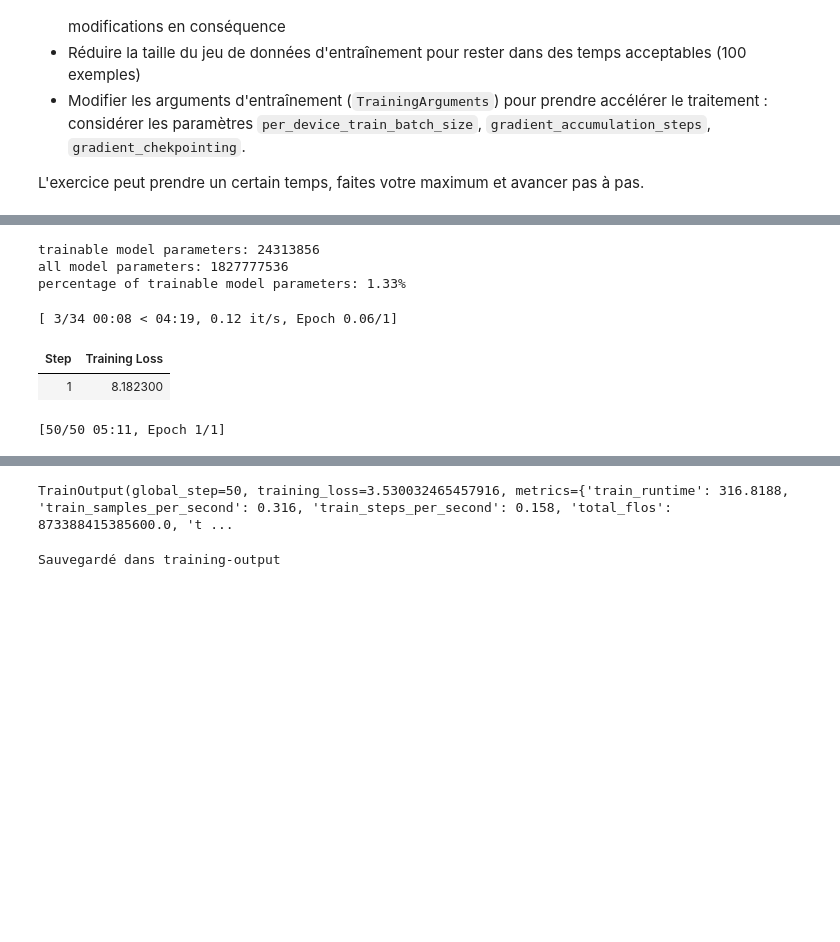
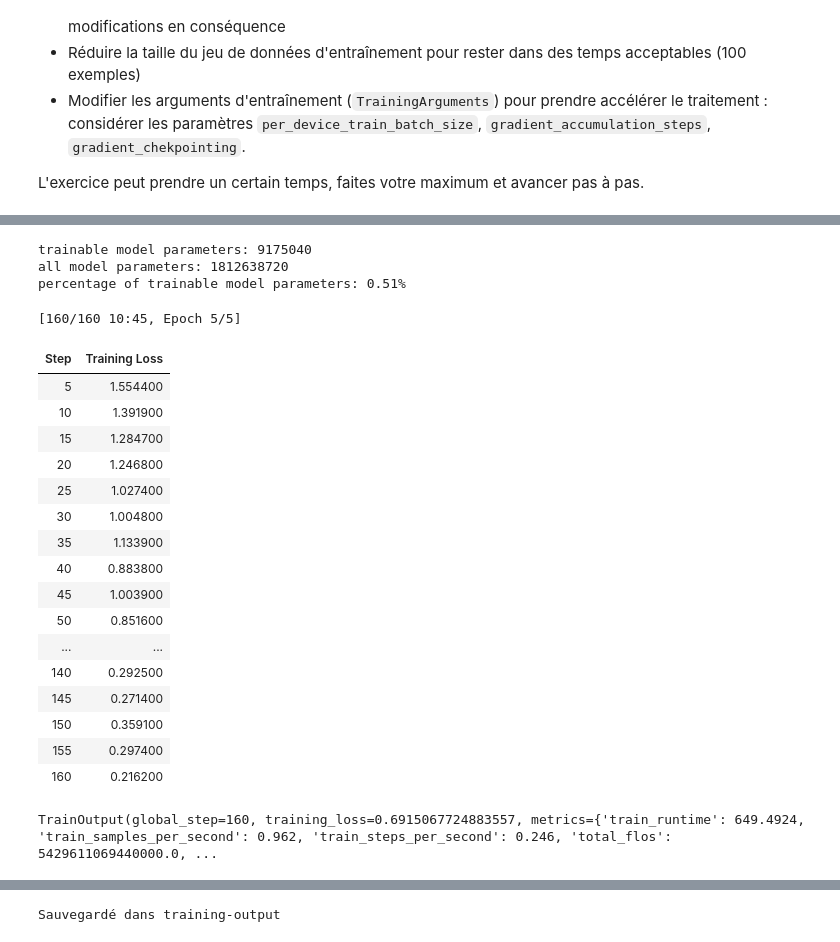
Before and after one commit to Florian-Audouard/tp-fine-tuning, a Jupyter notebook: final_question.ipynb, the cells around one changed output, grey strips where cells are left out. Saved outputs shown, nothing was run; the diff lists cells and outputs as text; code cells hidden in the pictures; blank space fills up the shorter version.

```diff
--- a/final_question.ipynb
+++ b/final_question.ipynb
@@ -77,3 +82,11 @@ tokenizer = AutoTokenizer.from_pretrained(
     MODEL_NAME,
     trust_remote_code=True,
 )
+
+# LLaMA models don't have a pad token - set it to eos_token
+if tokenizer.pad_token is None:
+    tokenizer.pad_token = tokenizer.eos_token
+    tokenizer.pad_token_id = tokenizer.eos_token_id
+
+# Left padding is better for causal LM generation
+tokenizer.padding_side = "left"
@@ -173,18 +198,15 @@ def print_number_of_trainable_model_parameters(model):
 
 
 lora_config = LoraConfig(
-    r=16,
-    lora_alpha=32,
+    r=16,  # Reduced from 32 to save memory
+    lora_alpha=32,  # 2x rank
     target_modules=[
         "q_proj",
         "k_proj",
         "v_proj",
         "o_proj",
-        "gate_proj",
-        "up_proj",
-        "down_proj",
-    ],
-    lora_dropout=0.05,
+    ],  # Reduced target modules to save memory
+    lora_dropout=0.1,
     bias="none",
     task_type=TaskType.CAUSAL_LM,
 )
@@ -193,32 +215,65 @@ lora_config = LoraConfig(
 peft_model = get_peft_model(model, lora_config)
 print(print_number_of_trainable_model_parameters(peft_model))
 # %% [output]
-trainable model parameters: 24313856
-all model parameters: 1827777536
-percentage of trainable model parameters: 1.33%
+trainable model parameters: 9175040
+all model parameters: 1812638720
+percentage of trainable model parameters: 0.51%
 # %%
+# Clear GPU memory before training
+torch.cuda.empty_cache()
+gc.collect()
+
+# Enable gradient checkpointing with use_reentrant=False for PEFT compatibility
+peft_model.gradient_checkpointing_enable(
+    gradient_checkpointing_kwargs={"use_reentrant": False}
+)
+
 output_dir = "./training-output"
 
 peft_training_args = TrainingArguments(
     output_dir=output_dir,
-    auto_find_batch_size=True,
-    learning_rate=1e-3,
-    num_train_epochs=1,
-    logging_steps=1,
-    max_steps=20,
+    per_device_train_batch_size=1,
+    gradient_accumulation_steps=4,
+    learning_rate=2e-4,  # Higher learning rate for LoRA
+    num_train_epochs=5,  # More epochs
+    logging_steps=5,
+    warmup_ratio=0.1,
+    lr_scheduler_type="cosine",
+    optim="adamw_torch",
+    weight_decay=0.01,
     report_to="none",
+    save_strategy="no",
+    fp16=True,
+    gradient_checkpointing=True,
+    gradient_checkpointing_kwargs={"use_reentrant": False},
+    max_grad_norm=1.0,
 )
 
 trainer = Trainer(
     model=peft_model,
     args=peft_training_args,
     train_dataset=train_causal,
 )
 
-# Lancement de l'entraînement (adapter max_steps / epochs si plus de temps)
+# Lancement de l'entraînement
 trainer.train()
 # %% [output]
-[ 3/34 00:08 < 04:19, 0.12 it/s, Epoch 0.06/1]
+[160/160 10:45, Epoch 5/5]
 | Step | Training Loss |
-| 1 | 8.182300 |
+| 5 | 1.554400 |
+| 10 | 1.391900 |
+| 15 | 1.284700 |
+| 20 | 1.246800 |
+| 25 | 1.027400 |
+| 30 | 1.004800 |
+| 35 | 1.133900 |
+| 40 | 0.883800 |
+| 45 | 1.003900 |
+| 50 | 0.851600 |
+| ... | ... |
+| 140 | 0.292500 |
+| 145 | 0.271400 |
+| 150 | 0.359100 |
+| 155 | 0.297400 |
+| 160 | 0.216200 |
-[50/50 05:11, Epoch 1/1]
+TrainOutput(global_step=160, training_loss=0.6915067724883557, metrics={'train_runtime': 649.4924, 'train_samples_per_second': 0.962, 'train_steps_per_second': 0.246, 'total_flos': 5429611069440000.0, ...
@@ -242,4 +280,3 @@ trainer.train()
-TrainOutput(global_step=50, training_loss=3.530032465457916, metrics={'train_runtime': 316.8188, 'train_samples_per_second': 0.316, 'train_steps_per_second': 0.158, 'total_flos': 873388415385600.0, 't ...
 # %%
 SAVE_DIR = "training-output"
 trainer.save_model(SAVE_DIR)
```
Also changed, not shown: parts of 9 cells of this notebook, 1 other file.
